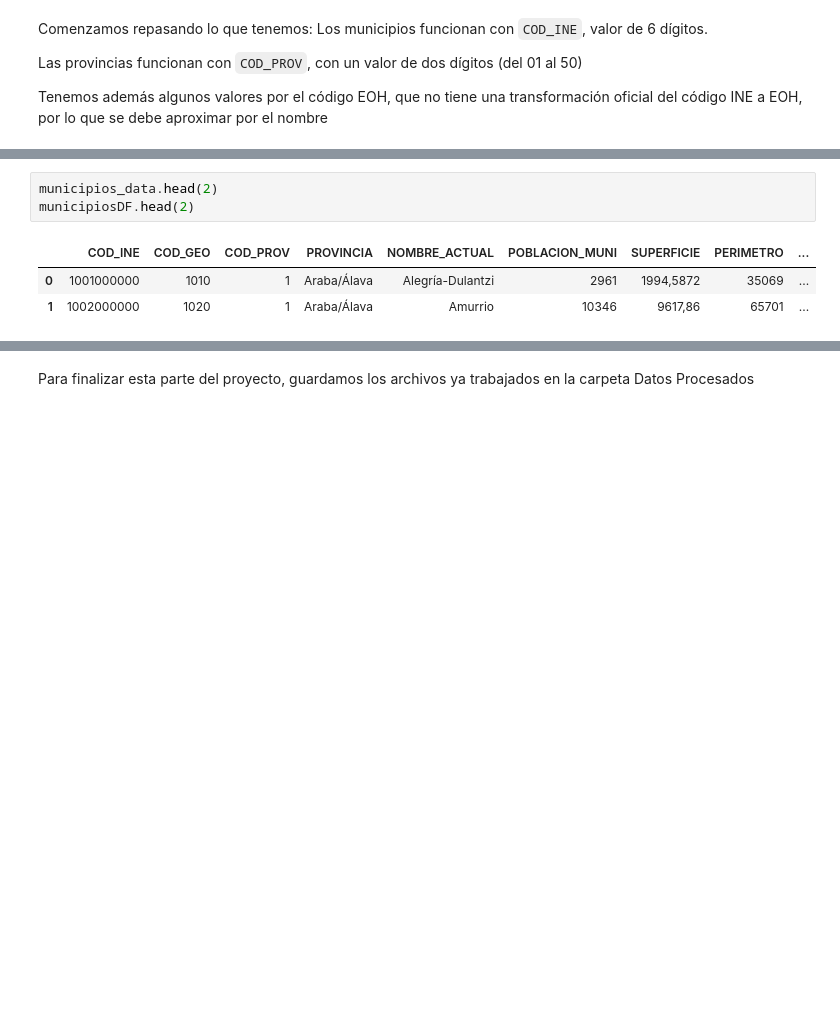
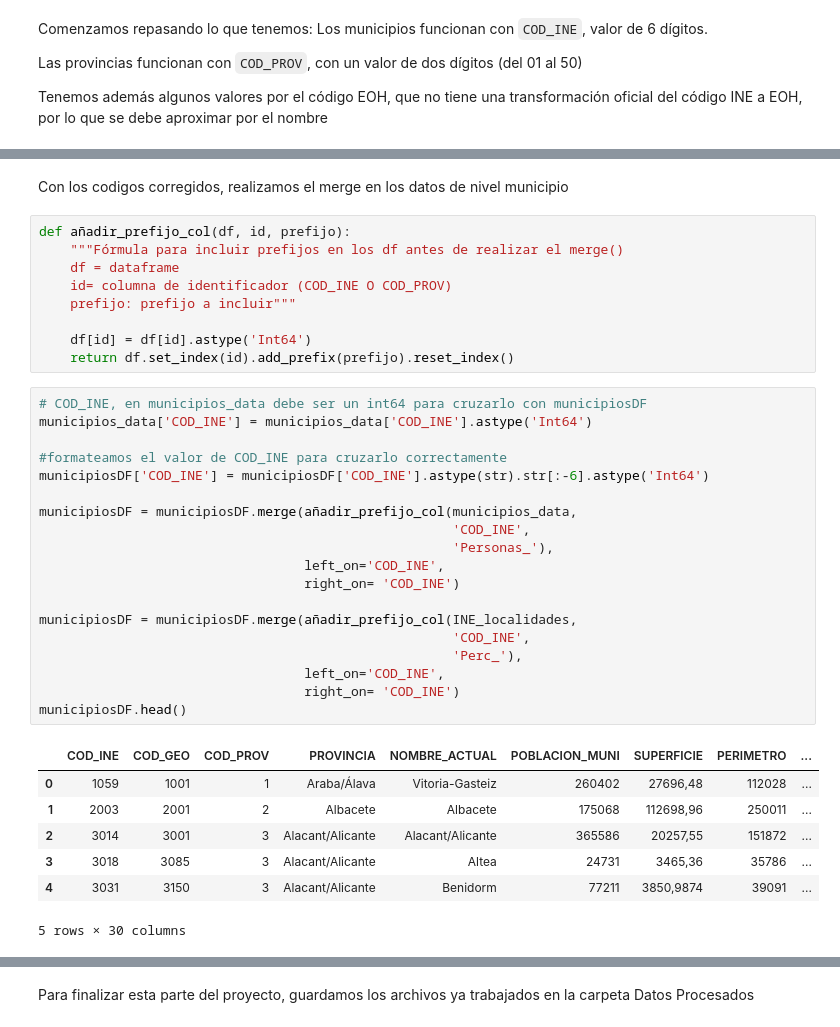
Before and after one commit to manuss05/TUI-AI-DASHBOARD-TFM, a Jupyter notebook: revision_datos.ipynb, the cells around one changed output, grey strips where cells are left out. Saved outputs shown, nothing was run; the diff lists cells and outputs as text; blank space fills up the shorter version.

Commit message:
09.09.2026 merge en el ETL

```diff
--- a/revision_datos.ipynb
+++ b/revision_datos.ipynb
@@ -694,7 +738,38 @@ Tenemos además algunos valores por el código EOH, que no tiene una transformac
+# %% [markdown]
+Con los codigos corregidos, realizamos el merge en los datos de nivel municipio
+# %%
+def añadir_prefijo_col(df, id, prefijo):
+    """Fórmula para incluir prefijos en los df antes de realizar el merge()
+    df = dataframe
+    id= columna de identificador (COD_INE O COD_PROV)
+    prefijo: prefijo a incluir"""
+
+    df[id] = df[id].astype('Int64')
+    return df.set_index(id).add_prefix(prefijo).reset_index()
 # %%
-municipios_data.head(2)
-municipiosDF.head(2)
+# COD_INE, en municipios_data debe ser un int64 para cruzarlo con municipiosDF
+municipios_data['COD_INE'] = municipios_data['COD_INE'].astype('Int64')
+
+#formateamos el valor de COD_INE para cruzarlo correctamente
+municipiosDF['COD_INE'] = municipiosDF['COD_INE'].astype(str).str[:-6].astype('Int64')
+
+municipiosDF = municipiosDF.merge(añadir_prefijo_col(municipios_data,
+                                                     'COD_INE',
+                                                     'Personas_'),
+                                  left_on='COD_INE',
+                                  right_on= 'COD_INE')
+
+municipiosDF = municipiosDF.merge(añadir_prefijo_col(INE_localidades,
+                                                     'COD_INE',
+                                                     'Perc_'),
+                                  left_on='COD_INE',
+                                  right_on= 'COD_INE')
+municipiosDF.head()
 # %% [output]
 |  | COD_INE | COD_GEO | COD_PROV | PROVINCIA | NOMBRE_ACTUAL | POBLACION_MUNI | SUPERFICIE | PERIMETRO | ... |
-| 0 | 1001000000 | 1010 | 1 | Araba/Álava | Alegría-Dulantzi | 2961 | 1994,5872 | 35069 | ... |
-| 1 | 1002000000 | 1020 | 1 | Araba/Álava | Amurrio | 10346 | 9617,86 | 65701 | ... |
+| 0 | 1059 | 1001 | 1 | Araba/Álava | Vitoria-Gasteiz | 260402 | 27696,48 | 112028 | ... |
+| 1 | 2003 | 2001 | 2 | Albacete | Albacete | 175068 | 112698,96 | 250011 | ... |
+| 2 | 3014 | 3001 | 3 | Alacant/Alicante | Alacant/Alicante | 365586 | 20257,55 | 151872 | ... |
+| 3 | 3018 | 3085 | 3 | Alacant/Alicante | Altea | 24731 | 3465,36 | 35786 | ... |
+| 4 | 3031 | 3150 | 3 | Alacant/Alicante | Benidorm | 77211 | 3850,9874 | 39091 | ... |
+5 rows × 30 columns
```
Also changed, not shown: parts of 6 cells of this notebook, 6 other files.
